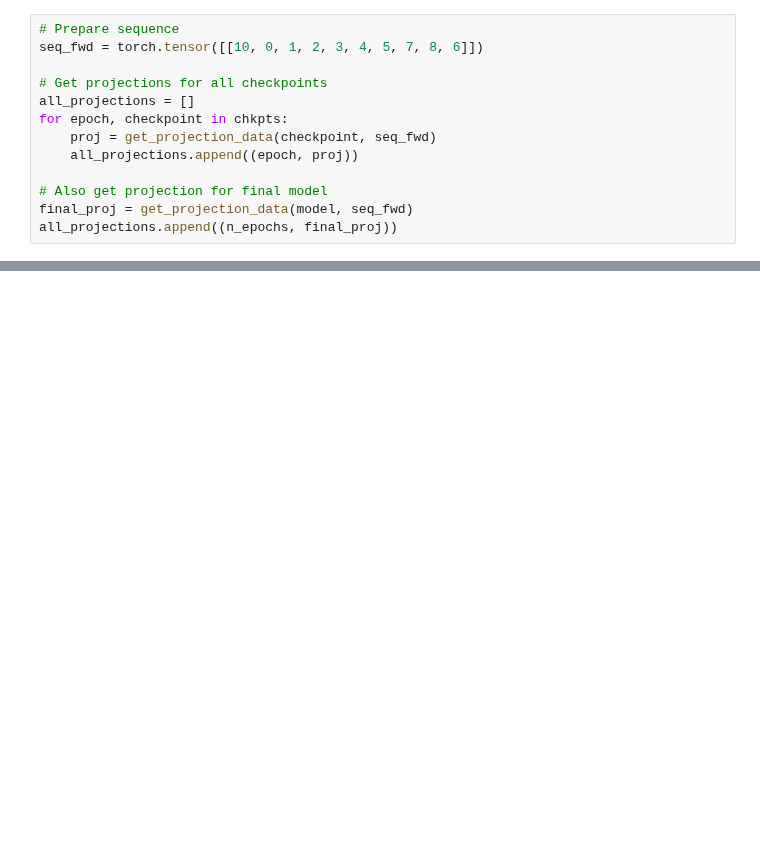
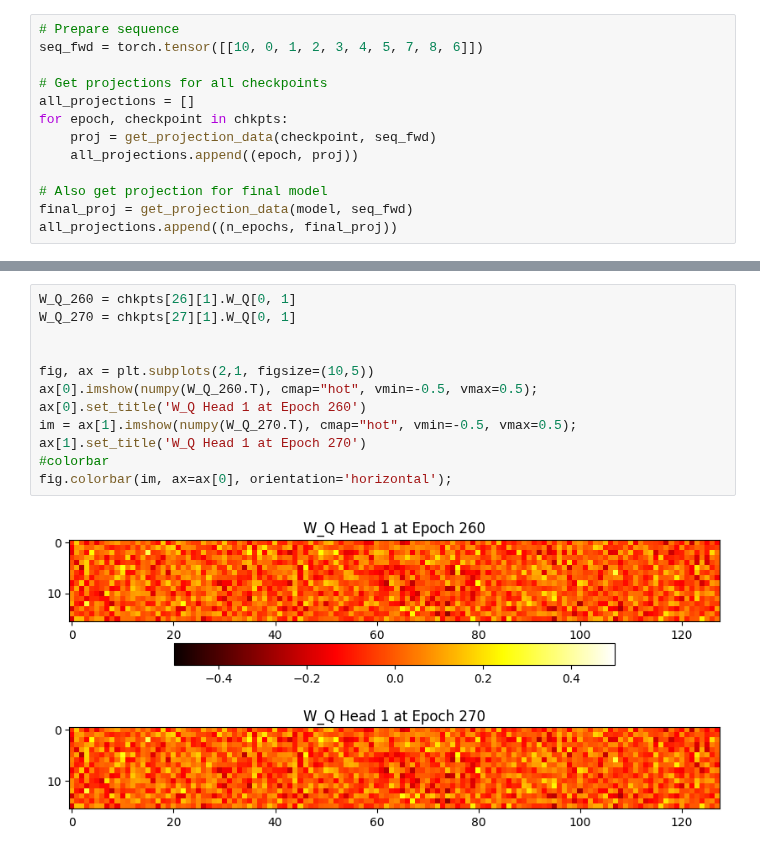
Before and after one commit to obayyub/Alphatoe, a Jupyter notebook: notebooks/250708_checkerboard_over_time.ipynb, the cells around one changed output, grey strips where cells are left out. Cells and saved outputs as stored; diff of their text form; blank space fills up the shorter version.

```diff
--- a/notebooks/250708_checkerboard_over_time.ipynb
+++ b/notebooks/250708_checkerboard_over_time.ipynb
@@ -150,0 +211,14 @@ anim.save('projection_animation.gif', writer='pillow', fps=5)
+# %%
+W_Q_260 = chkpts[26][1].W_Q[0, 1]
+W_Q_270 = chkpts[27][1].W_Q[0, 1]
+
+
+fig, ax = plt.subplots(2,1, figsize=(10,5))
+ax[0].imshow(numpy(W_Q_260.T), cmap="hot", vmin=-0.5, vmax=0.5);
+ax[0].set_title('W_Q Head 1 at Epoch 260')
+im = ax[1].imshow(numpy(W_Q_270.T), cmap="hot", vmin=-0.5, vmax=0.5);
+ax[1].set_title('W_Q Head 1 at Epoch 270')
+#colorbar
+fig.colorbar(im, ax=ax[0], orientation='horizontal');
+# %% [output]
+[figure, added]
```
Also changed, not shown: parts of 7 cells of this notebook, 1 other file.
